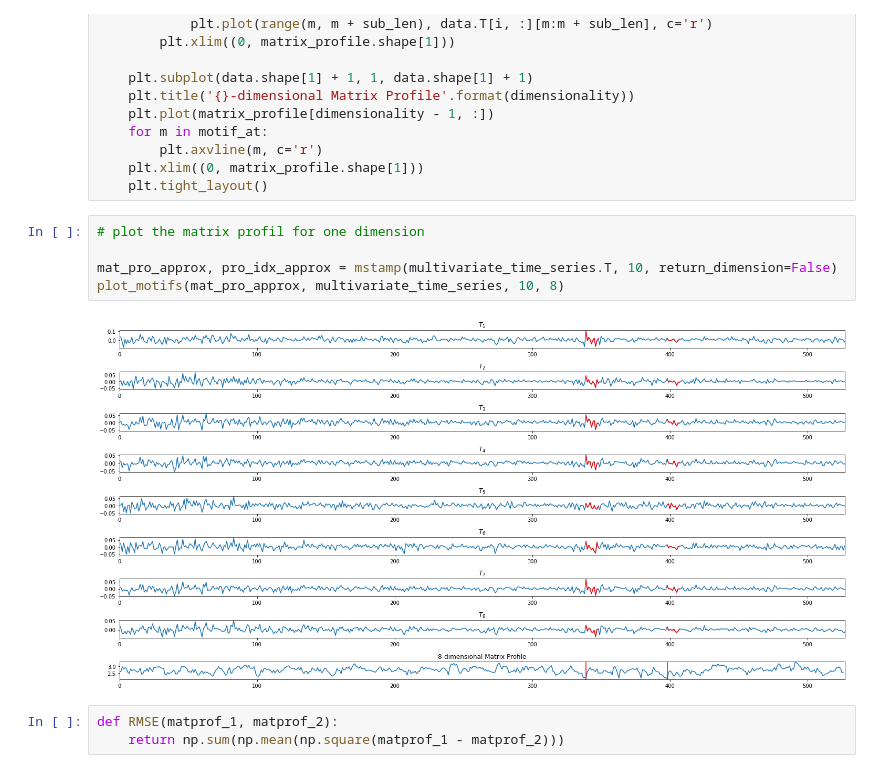
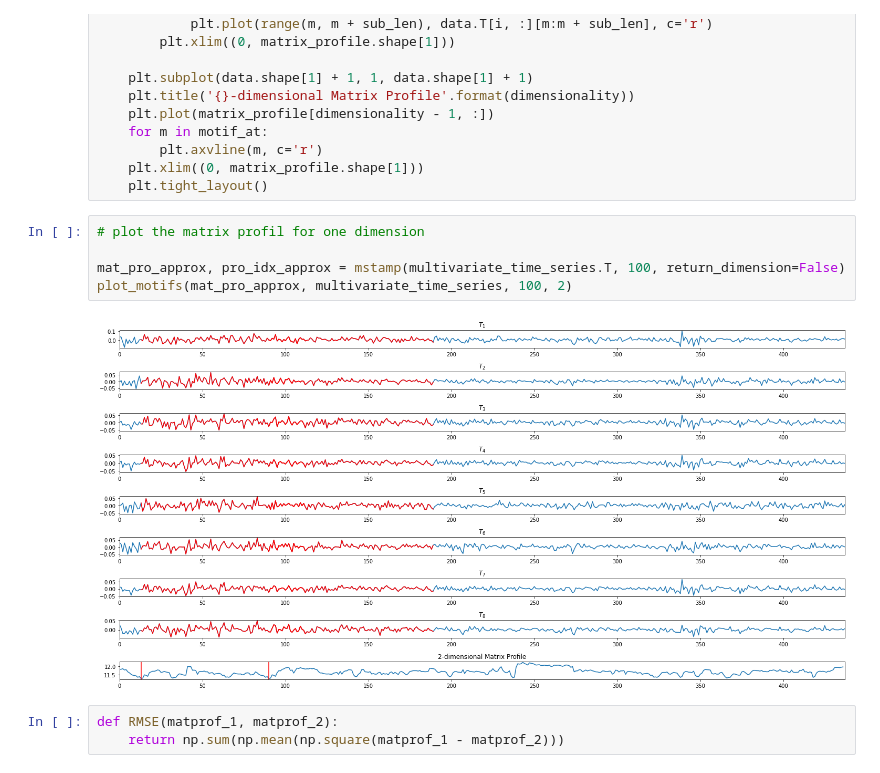
Before and after one commit to adriencances/TimeSeriesProject, a Jupyter notebook: mstamp/Untitled.ipynb, the cells around one changed output. Cells and saved outputs as stored; diff of their text form.

```diff
--- a/mstamp/Untitled.ipynb
+++ b/mstamp/Untitled.ipynb
@@ -54,10 +54,10 @@ def plot_motifs(matrix_profile, data, sub_len, dimensionality=None):
 # %%
 # plot the matrix profil for one dimension
 
-mat_pro_approx, pro_idx_approx = mstamp(multivariate_time_series.T, 10, return_dimension=False)
-plot_motifs(mat_pro_approx, multivariate_time_series, 10, 8)
+mat_pro_approx, pro_idx_approx = mstamp(multivariate_time_series.T, 100, return_dimension=False)
+plot_motifs(mat_pro_approx, multivariate_time_series, 100, 2)
 # %% [output]
-[figure, old version]
+[figure, new version]
 # %%
 def RMSE(matprof_1, matprof_2):
     return np.sum(np.mean(np.square(matprof_1 - matprof_2)))
```
Also changed, not shown: parts of 5 cells of this notebook.
